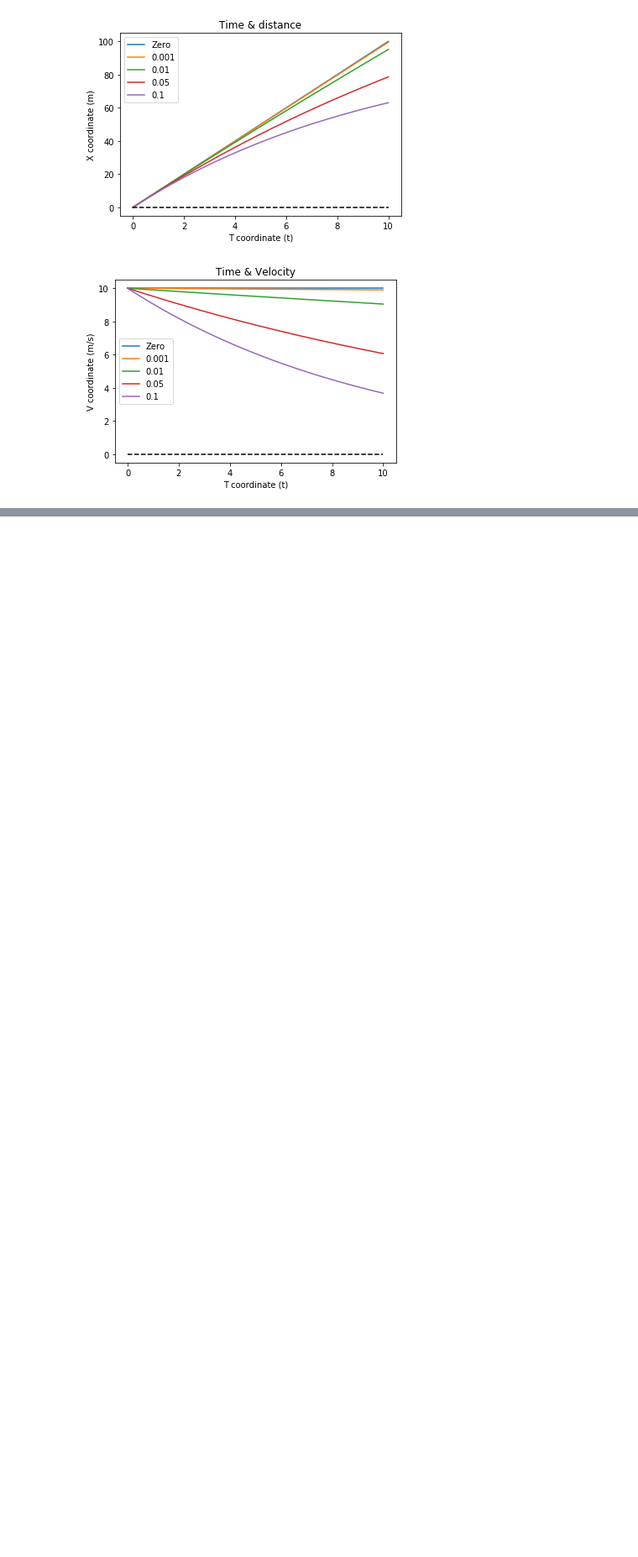
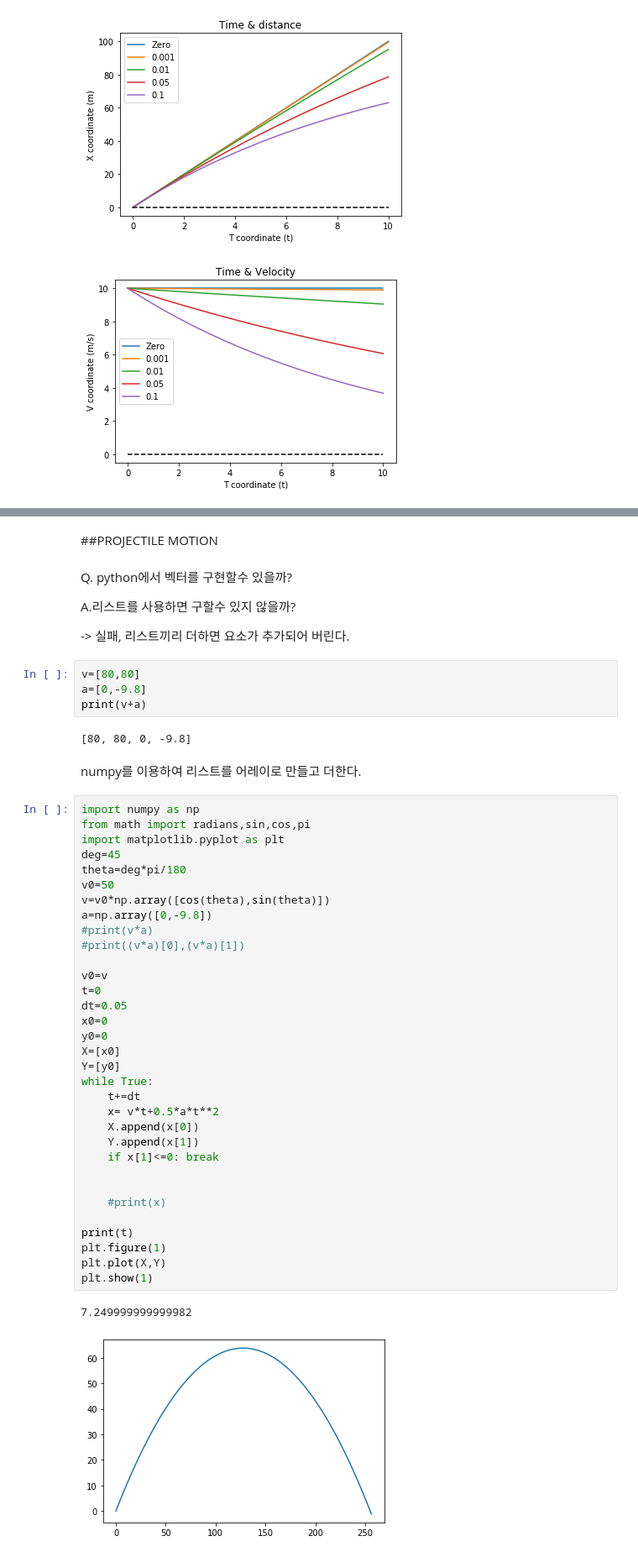
Before and after one commit to Dcal-dev/For-Study, a Jupyter notebook: For_Study_Dynamics.ipynb, the cells around one changed output, grey strips where cells are left out. Shown at 84% size. Cells and saved outputs as stored; diff of their text form; blank space fills up the shorter version.

```diff
--- a/For_Study_Dynamics.ipynb
+++ b/For_Study_Dynamics.ipynb
@@ -146,0 +250,52 @@ if __name__ == '__main__':
+# %% [markdown]
+##PROJECTILE MOTION
+# %% [markdown]
+Q. python에서 벡터를 구현할수 있을까?
+
+A.리스트를 사용하면 구할수 있지 않을까?
+
+-> 실패, 리스트끼리 더하면 요소가 추가되어 버린다.
+# %%
+v=[80,80]
+a=[0,-9.8]
+print(v+a)
+# %% [output]
+[80, 80, 0, -9.8]
+# %% [markdown]
+numpy를 이용하여 리스트를 어레이로 만들고 더한다.
+# %%
+import numpy as np
+from math import radians,sin,cos,pi
+import matplotlib.pyplot as plt
+deg=45
+theta=deg*pi/180
+v0=50
+v=v0*np.array([cos(theta),sin(theta)])
+a=np.array([0,-9.8])
+#print(v*a)
+#print((v*a)[0],(v*a)[1])
+
+v0=v
+t=0
+dt=0.05
+x0=0
+y0=0
+X=[x0]
+Y=[y0]
+while True:
+    t+=dt
+    x= v*t+0.5*a*t**2
+    X.append(x[0])
+    Y.append(x[1])
+    if x[1]<=0: break
+
+
+    #print(x)
+
+print(t)
+plt.figure(1)
+plt.plot(X,Y)
+plt.show(1)
+# %% [output]
+7.249999999999982
+[figure, added]
```
Also changed, not shown: parts of 29 cells of this notebook.
